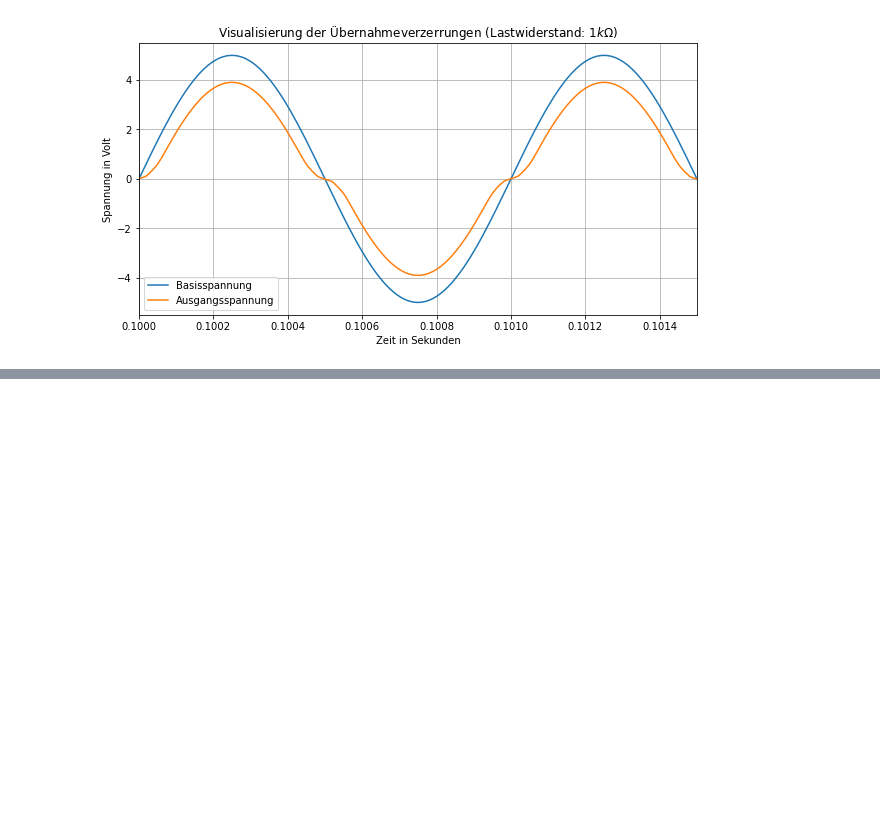
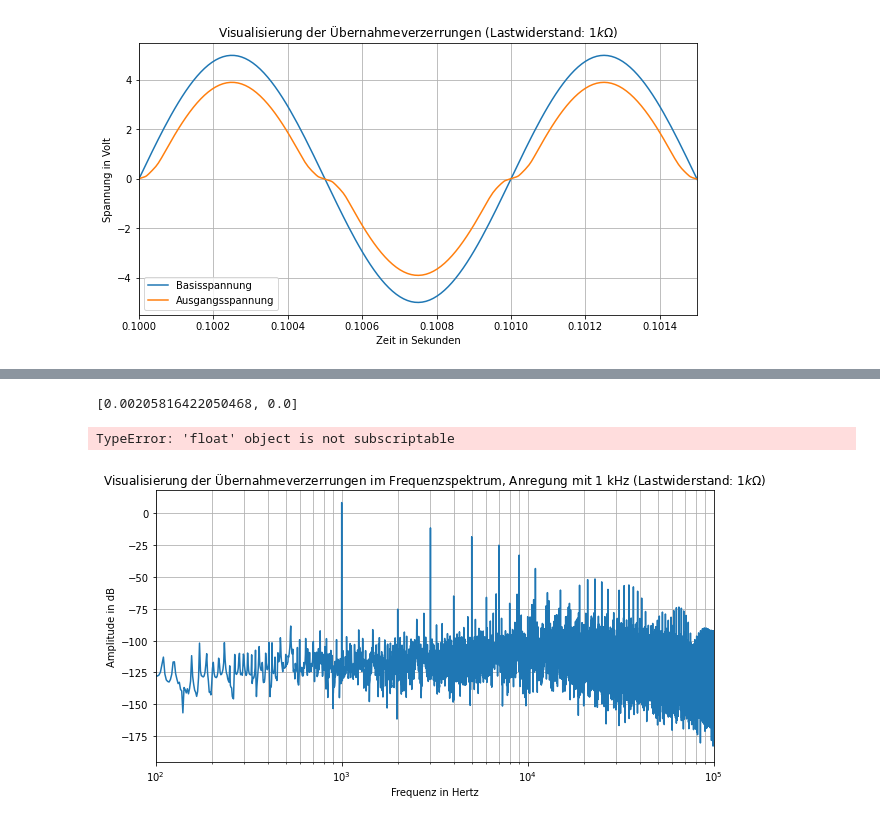
Before and after one commit to FritzMichael/HLST-Praktikum-Summer-2020, a Jupyter notebook: simulations/7_Leistungsendstufe/Untitled.ipynb, the cells around one changed output, grey strips where cells are left out. Cells and saved outputs as stored; diff of their text form; code cells hidden in the pictures; blank space fills up the shorter version.

```diff
--- a/simulations/7_Leistungsendstufe/Untitled.ipynb
+++ b/simulations/7_Leistungsendstufe/Untitled.ipynb
@@ -41,0 +28,3 @@ array([0.00000000e+00, 9.99999944e-11, 1.99999989e-10, ...,
+# %%
+df = pd.read_csv('Ubernahmeverzerrungen_fft.txt', header = 0, names = ['freg','V_last'], sep='\t')
+df
@@ -41,0 +53,22 @@ array([0.00000000e+00, 9.99999944e-11, 1.99999989e-10, ...,
+# %%
+[float(x) for x in df['V_last'][0].split(',')]
+# %% [output]
+[0.00205816422050468, 0.0]
+# %%
+[x[0] for x in [float(x) for x in df['V_last'][0].split(',')]]
+# %% [output]
+TypeError: 'float' object is not subscriptable
+# %%
+amps = [20*np.log10((float(x[0])**2+float(x[1])**2)**.5)  for x in [x.split(',') for x in df['V_last']]]
+# %%
+plt.figure(figsize = (10,5))
+plt.semilogx(df['freg'], amps)
+plt.xlim(100, 100000)
+plt.ylabel('Amplitude in dB')
+plt.xlabel('Frequenz in Hertz')
+plt.grid(True, which = 'both')
+plt.title(r'Visualisierung der Übernahmeverzerrungen im Frequenzspektrum, Anregung mit 1 kHz (Lastwiderstand: $1k \Omega$)')
+plt.savefig('Übernahmeverzerrungen_fft.pdf', bbox_inches = 'tight')
+plt.show()
+# %% [output]
+[figure, added]
```
Also changed, not shown: parts of 10 cells of this notebook, 3 other files.
